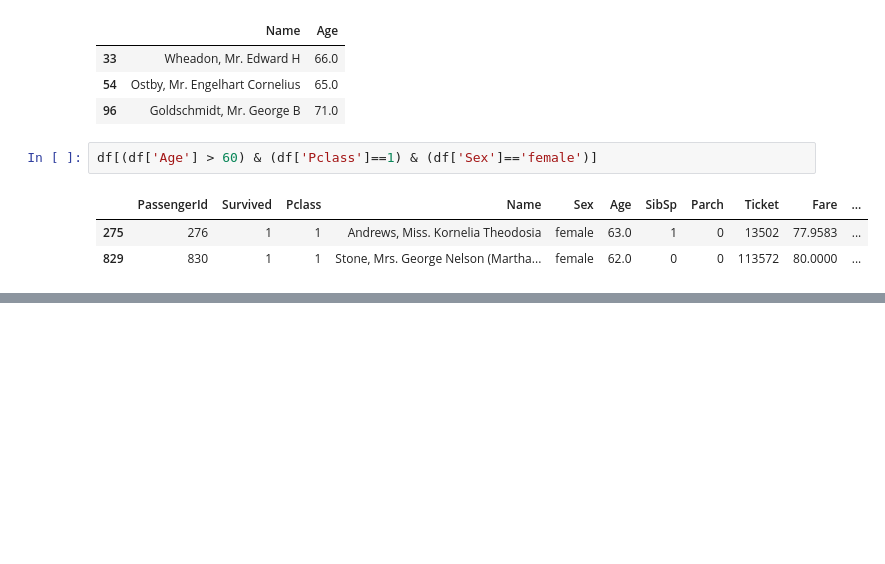
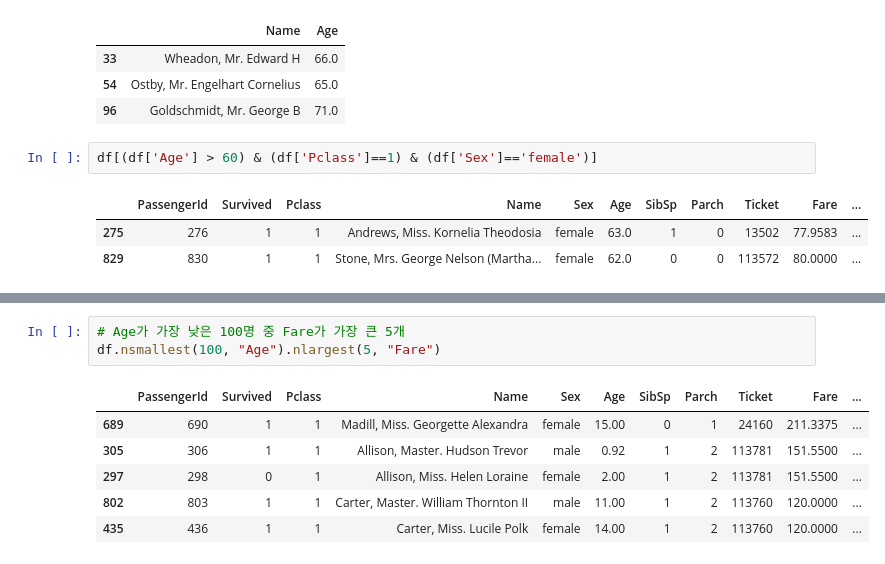
Before and after one commit to oldcamel-sw/datascience-2023, a Jupyter notebook: Contents/Basic_Pandas.ipynb, the cells around one changed output, grey strips where cells are left out. Saved outputs shown, nothing was run; the diff lists cells and outputs as text; blank space fills up the shorter version.

```diff
--- a/Contents/Basic_Pandas.ipynb
+++ b/Contents/Basic_Pandas.ipynb
@@ -419,0 +471,10 @@ df[(df['Age'] > 60) & (df['Pclass']==1) & (df['Sex']=='female')]
+# %%
+# Age가 가장 낮은 100명 중 Fare가 가장 큰 5개
+df.nsmallest(100, "Age").nlargest(5, "Fare")
+# %% [output]
+|  | PassengerId | Survived | Pclass | Name | Sex | Age | SibSp | Parch | Ticket | Fare | ... |
+| 689 | 690 | 1 | 1 | Madill, Miss. Georgette Alexandra | female | 15.00 | 0 | 1 | 24160 | 211.3375 | ... |
+| 305 | 306 | 1 | 1 | Allison, Master. Hudson Trevor | male | 0.92 | 1 | 2 | 113781 | 151.5500 | ... |
+| 297 | 298 | 0 | 1 | Allison, Miss. Helen Loraine | female | 2.00 | 1 | 2 | 113781 | 151.5500 | ... |
+| 802 | 803 | 1 | 1 | Carter, Master. William Thornton II | male | 11.00 | 1 | 2 | 113760 | 120.0000 | ... |
+| 435 | 436 | 1 | 1 | Carter, Miss. Lucile Polk | female | 14.00 | 1 | 2 | 113760 | 120.0000 | ... |
```
Also changed, not shown: parts of 28 cells of this notebook, 3 other files.
